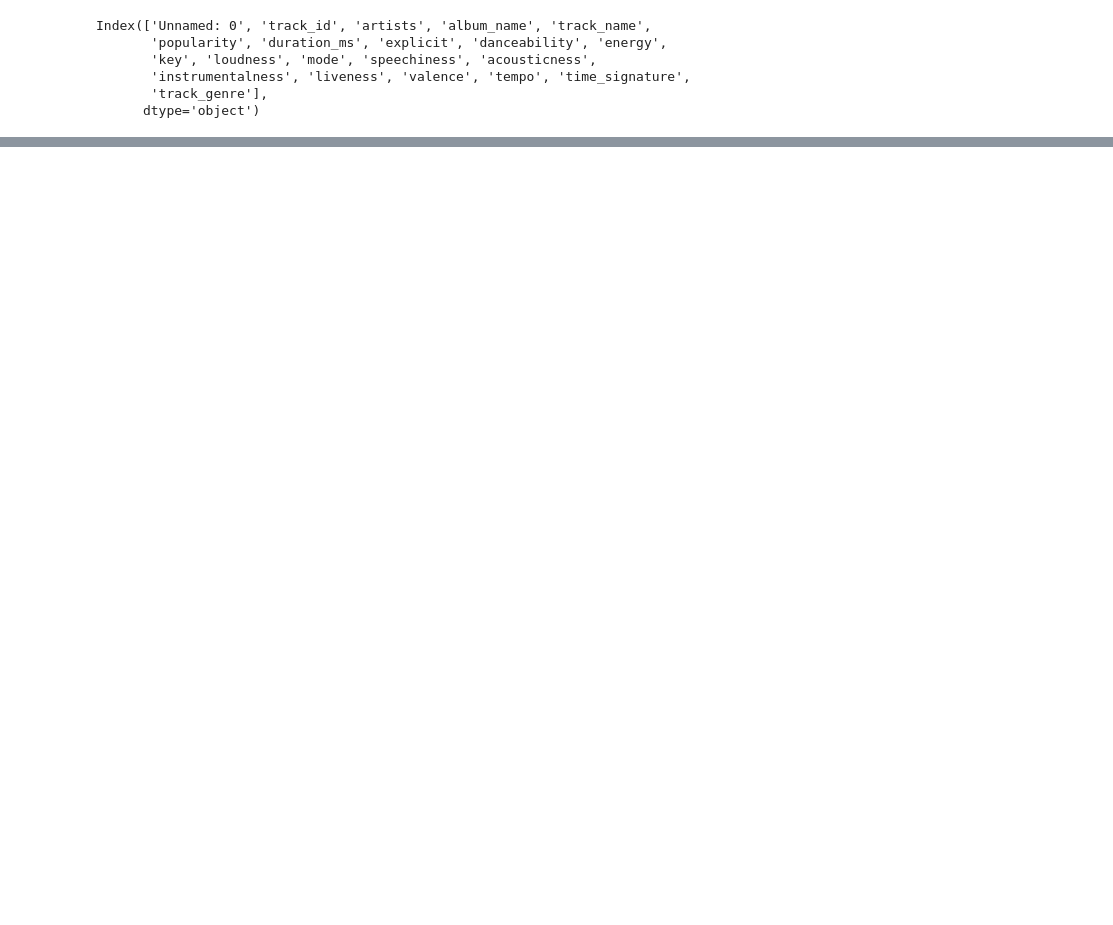
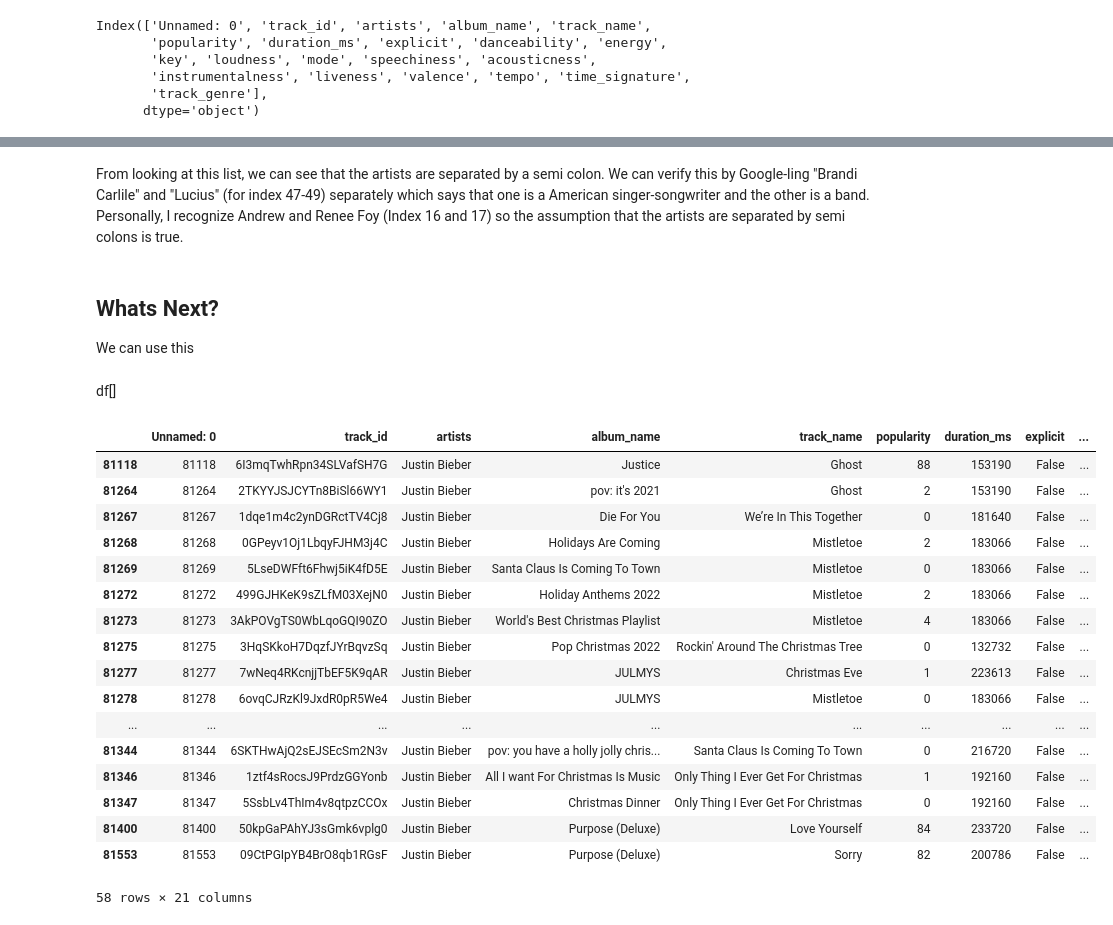
Before and after one commit to FabienThich/Solo-vs-Collab-Music, a Jupyter notebook: main.ipynb, the cells around one changed output, grey strips where cells are left out. Drawn from its saved outputs; the diff is of its cells as text; code cells hidden in the pictures; blank space fills up the shorter version.

```diff
--- a/main.ipynb
+++ b/main.ipynb
@@ -131,0 +107,29 @@ df[df['album_name'].isna()]
+# %% [markdown]
+From looking at this list, we can see that the artists are separated by a semi colon. We can verify this by Google-ling "Brandi Carlile" and "Lucius" (for index 47-49) separately which says that one is a American singer-songwriter and the other is a band. Personally, I recognize Andrew and Renee Foy (Index 16 and 17) so the assumption that the artists are separated by semi colons is true.
+# %% [markdown]
+## Whats Next?
+
+We can use this
+# %% [markdown]
+df[]
+# %%
+df[df['artists'] == 'Justin Bieber']
+# %% [output]
+|  | Unnamed: 0 | track_id | artists | album_name | track_name | popularity | duration_ms | explicit | ... |
+| 81118 | 81118 | 6I3mqTwhRpn34SLVafSH7G | Justin Bieber | Justice | Ghost | 88 | 153190 | False | ... |
+| 81264 | 81264 | 2TKYYJSJCYTn8BiSl66WY1 | Justin Bieber | pov: it's 2021 | Ghost | 2 | 153190 | False | ... |
+| 81267 | 81267 | 1dqe1m4c2ynDGRctTV4Cj8 | Justin Bieber | Die For You | We’re In This Together | 0 | 181640 | False | ... |
+| 81268 | 81268 | 0GPeyv1Oj1LbqyFJHM3j4C | Justin Bieber | Holidays Are Coming | Mistletoe | 2 | 183066 | False | ... |
+| 81269 | 81269 | 5LseDWFft6Fhwj5iK4fD5E | Justin Bieber | Santa Claus Is Coming To Town | Mistletoe | 0 | 183066 | False | ... |
+| 81272 | 81272 | 499GJHKeK9sZLfM03XejN0 | Justin Bieber | Holiday Anthems 2022 | Mistletoe | 2 | 183066 | False | ... |
+| 81273 | 81273 | 3AkPOVgTS0WbLqoGQI90ZO | Justin Bieber | World's Best Christmas Playlist | Mistletoe | 4 | 183066 | False | ... |
+| 81275 | 81275 | 3HqSKkoH7DqzfJYrBqvzSq | Justin Bieber | Pop Christmas 2022 | Rockin' Around The Christmas Tree | 0 | 132732 | False | ... |
+| 81277 | 81277 | 7wNeq4RKcnjjTbEF5K9qAR | Justin Bieber | JULMYS | Christmas Eve | 1 | 223613 | False | ... |
+| 81278 | 81278 | 6ovqCJRzKl9JxdR0pR5We4 | Justin Bieber | JULMYS | Mistletoe | 0 | 183066 | False | ... |
+| ... | ... | ... | ... | ... | ... | ... | ... | ... | ... |
+| 81344 | 81344 | 6SKTHwAjQ2sEJSEcSm2N3v | Justin Bieber | pov: you have a holly jolly chris... | Santa Claus Is Coming To Town | 0 | 216720 | False | ... |
+| 81346 | 81346 | 1ztf4sRocsJ9PrdzGGYonb | Justin Bieber | All I want For Christmas Is Music | Only Thing I Ever Get For Christmas | 1 | 192160 | False | ... |
+| 81347 | 81347 | 5SsbLv4ThIm4v8qtpzCCOx | Justin Bieber | Christmas Dinner | Only Thing I Ever Get For Christmas | 0 | 192160 | False | ... |
+| 81400 | 81400 | 50kpGaPAhYJ3sGmk6vplg0 | Justin Bieber | Purpose (Deluxe) | Love Yourself | 84 | 233720 | False | ... |
+| 81553 | 81553 | 09CtPGIpYB4BrO8qb1RGsF | Justin Bieber | Purpose (Deluxe) | Sorry | 82 | 200786 | False | ... |
+58 rows × 21 columns
```
Also changed, not shown: parts of 22 cells of this notebook.
